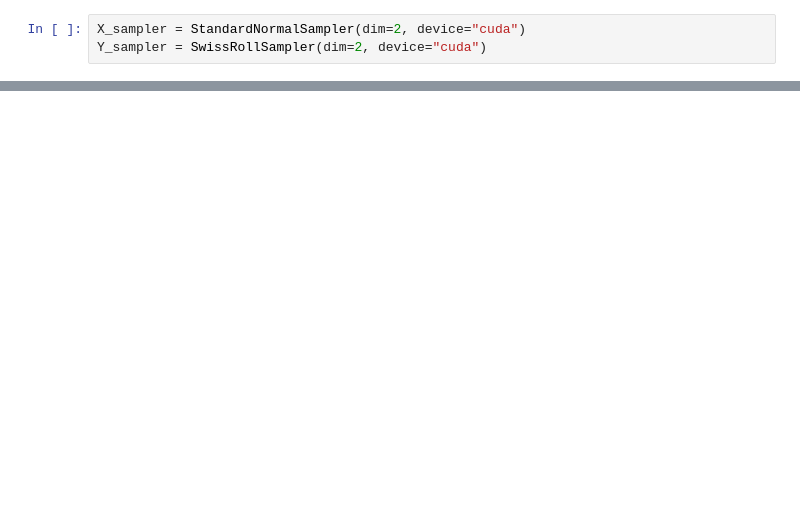
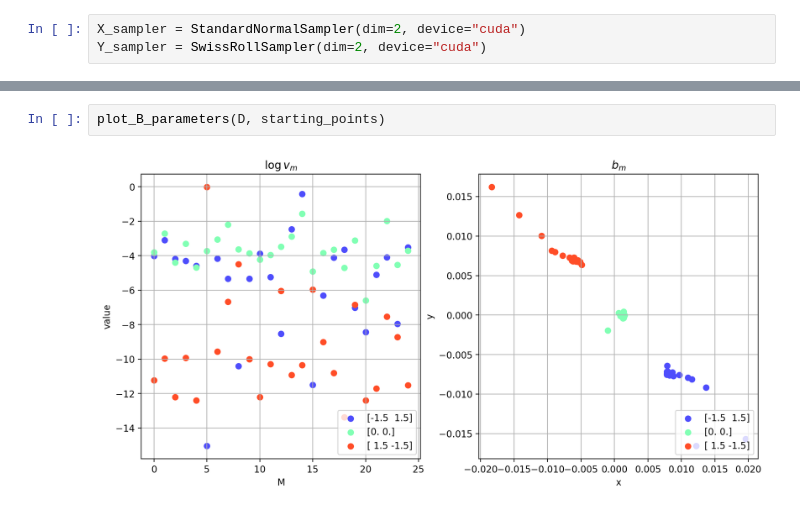
Before and after one commit to MuXauJl11110/EBiEOT, a Jupyter notebook: notebooks/swiss_roll_plot.ipynb, the cells around one changed output, grey strips where cells are left out. Saved outputs shown, nothing was run; the diff lists cells and outputs as text; blank space fills up the shorter version.

```diff
--- a/notebooks/swiss_roll_plot.ipynb
+++ b/notebooks/swiss_roll_plot.ipynb
@@ -146,0 +65,4 @@ fig.tight_layout(pad=0.1)
+# %%
+plot_B_parameters(D, starting_points)
+# %% [output]
+[figure, added]
```
Also changed, not shown: parts of 11 cells of this notebook, 4 other files.
